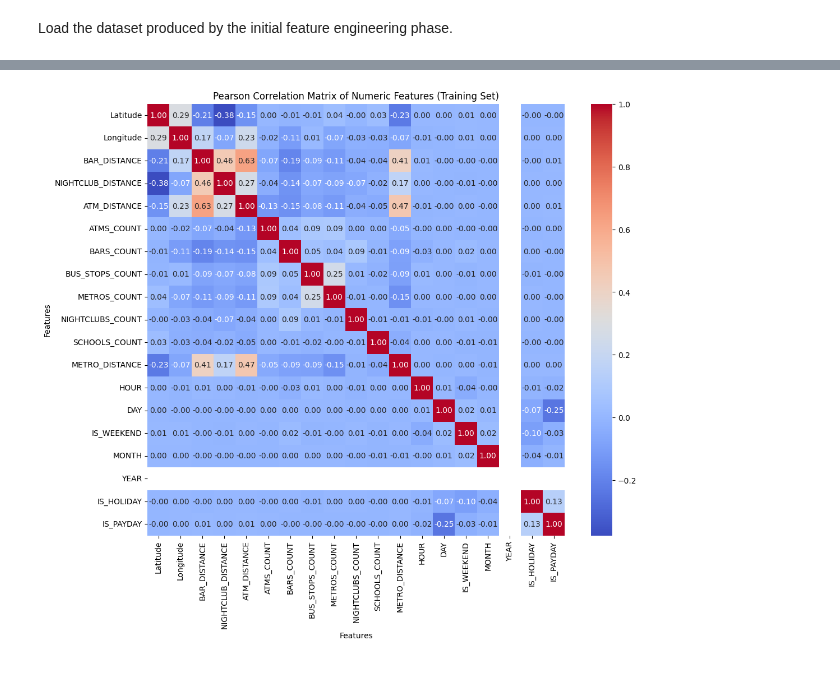
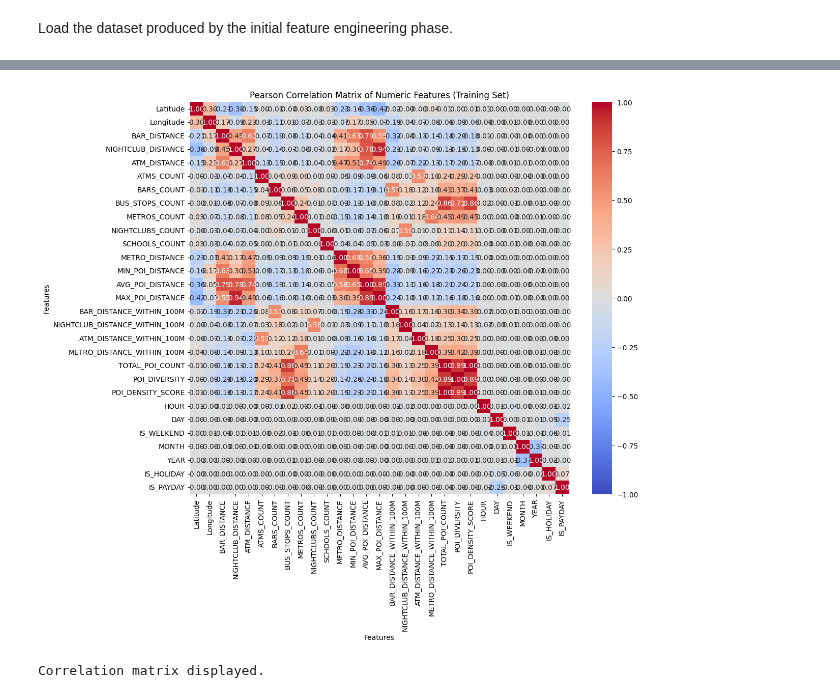
Before and after one commit to effemuraca/crime-analyzer, a Jupyter notebook: Notebooks/AlternativePreprocessing.ipynb, the cells around one changed output, grey strips where cells are left out. Saved outputs shown, nothing was run; the diff lists cells and outputs as text; code cells hidden in the pictures.

```diff
--- a/Notebooks/AlternativePreprocessing.ipynb
+++ b/Notebooks/AlternativePreprocessing.ipynb
@@ -59,8 +68,8 @@ Define paths for loading data and saving preprocessing artifacts.
 # %%
 import os
 
-base_dir = "/drive/MyDrive/Data Mining and Machine Learning/Progetto"
-feature_engineered_file_path = os.path.join(base_dir, "FeatureEngineered", "feature_engineered_crime_data.csv")
+base_dir = os.getcwd()
+feature_engineered_file_path = os.path.join(base_dir, "Final", "final_crime_data.csv")
 save_dir = os.path.join(base_dir, "Classification (Preprocessing)")
 os.makedirs(save_dir, exist_ok=True)
 
@@ -127,4 +262,12 @@ Dropped columns not available at prediction time: ['TO_CHECK_CITIZENS', 'KY_CD',
 # %%
-df = df[df['YEAR'] >= 2024].copy()
-print(f"Number of rows after filtering out pre-2024 data: {len(df)}")
+print("=== Applying Temporal Filter (YEAR >= 2023) ===") # Changed from logger.info
+if 'YEAR' in df.columns:
+    initial_rows_temporal_filter = len(df)
+    df = df[df['YEAR'] >= 2023].copy()
+    rows_after_temporal_filter = len(df)
+    print(f"Filtered data to include only rows from 2023 onwards. Rows before: {initial_rows_temporal_filter}, Rows after: {rows_after_temporal_filter}") # Changed from logger.info
+    if df.empty:
+        logger.warning("DataFrame is empty after temporal filter.")
+else:
+    logger.warning("'YEAR' column not found. Skipping temporal filter.")
 # %% [output]
@@ -844,27 +1053,47 @@ Proceed with `Modeling.ipynb` for feature engineering, target creation, pipeline
 # %%
-print("\n=== Final Data Scan (Unprocessed Training Data) ===")
-print(f"X_train shape: {X_train.shape}")
-print(f"y_train shape: {y_train.shape}")
+print("\n=== Final Data Scan (Unprocessed Training Data) ===") # Changed from logger.info
+if 'X_train' in locals() and not X_train.empty:
+    print(f"X_train shape: {X_train.shape}") # Changed from logger.info
+    print(f"Sample of X_train (first 5 rows):\n{X_train.head()}") # Changed from logger.info
 
-# Show a sample of the unprocessed data
-print("Sample of X_train (first 5 rows):")
-print(X_train.head())
+    if 'y_train' in locals() and not y_train.empty:
+        print(f"y_train shape: {y_train.shape} (Note: y_train is currently a dummy target)") # Changed from logger.info
+    else:
+        logger.warning("y_train is not defined or is empty.")
 
-print("\n=== Correlation Matrix (Original Numeric Features in Training Set) ===")
-# Re-identify numeric columns in the original X_train
-original_numeric_cols = [col for col in X_train.columns if X_train[col].dtype in [np.float64, np.float32, np.int64, np.int32]]
+    print("\n=== Correlation Matrix (Original Numeric Features in Training Set) ===") # Changed from logger.info
+    # Assuming X_train contains all features, already numerically encoded from FeatureEngineering.ipynb
+    # So, all columns should be numeric.
+    original_numeric_cols = X_train.select_dtypes(include=np.number).columns.tolist()
 
-# Calculate Pearson correlation matrix
-if original_numeric_cols:
-    correlation_matrix = X_train[original_numeric_cols].corr(method='pearson')
-# Plot the heatmap
-    plt.figure(figsize=(12, 10))
-    sns.heatmap(correlation_matrix, cmap='coolwarm', annot=True, fmt=".2f")
-    plt.title('Pearson Correlation Matrix of Numeric Features (Training Set)')
-    plt.xlabel('Features')
-    plt.ylabel('Features')
-    plt.show()
+    if original_numeric_cols:
+        print(f"Calculating correlation matrix for {len(original_numeric_cols)} numeric features in X_train.") # Changed from logger.info
+        # Downsample for large number of features to make heatmap readable/performant
+        if len(original_numeric_cols) > 50:
+            logger.warning(f"Too many numeric features ({len(original_numeric_cols)}) for full heatmap. Plotting for a sample or skipping. For now, skipping detailed plot.")
+            # Sample a subset of columns for correlation matrix display
+            sample_cols = original_numeric_cols[:50] # First 50 columns, adjust as needed
+            correlation_matrix_sample = X_train[sample_cols].corr(method='pearson')
+            plt.figure(figsize=(12, 10))
+            sns.heatmap(correlation_matrix_sample, cmap='coolwarm', annot=True, fmt=".2f", vmin=-1, vmax=1)
+            plt.title('Pearson Correlation Matrix Sample of Numeric Features (Training Set)')
+            plt.xlabel('Features')
+            plt.ylabel('Features')
+            plt.show()
+            print("Sample correlation matrix displayed.") # Changed from logger.info
+        else:
+            # Full correlation matrix display
+            correlation_matrix = X_train[original_numeric_cols].corr(method='pearson')
+            plt.figure(figsize=(12, 10))
+            sns.heatmap(correlation_matrix, cmap='coolwarm', annot=True, fmt=".2f", vmin=-1, vmax=1)
+            plt.title('Pearson Correlation Matrix of Numeric Features (Training Set)')
+            plt.xlabel('Features')
+            plt.ylabel('Features')
+            plt.show()
+            print("Correlation matrix displayed.") # Changed from logger.info
+    else:
+        print("No numeric columns found in X_train to calculate correlation matrix.")
 else:
-    print("No numeric columns found to calculate correlation matrix.")
+    print("X_train is not defined or is empty. Cannot perform final data scan.")
 # %% [output]
 === Final Data Scan (Unprocessed Training Data) ===
@@ -887 +1116,2 @@ Sample of X_train (first 5 rows):
-[figure, old version]
+[figure, new version]
+Correlation matrix displayed.
```
Also changed, not shown: parts of 30 cells of this notebook, 8 other files.
